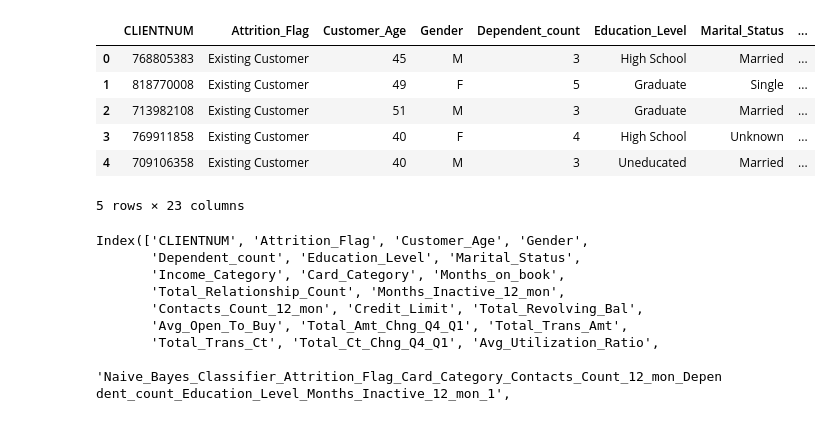
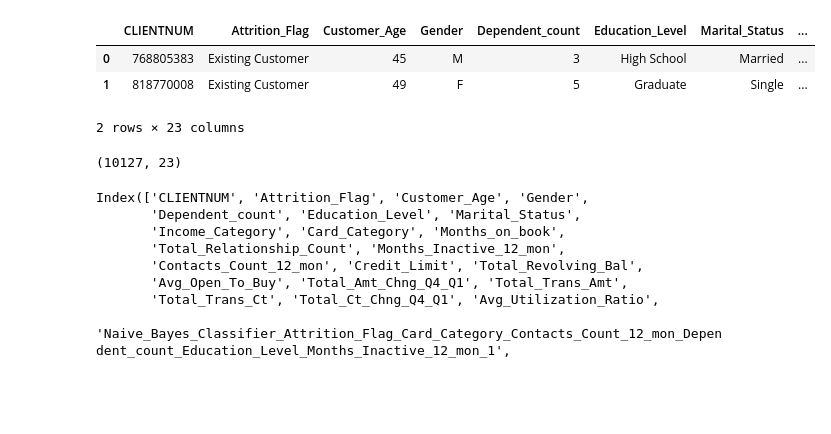
Before and after one commit to sainisheetal/Chrun-Prediction, a Jupyter notebook: Data Analysis/data_analysis.ipynb, the cells around one changed output. Drawn from its saved outputs; the diff is of its cells as text; code cells hidden in the pictures; blank space fills up the shorter version.

```diff
--- a/Data Analysis/data_analysis.ipynb
+++ b/Data Analysis/data_analysis.ipynb
@@ -6,16 +6,18 @@ import matplotlib.pyplot as plt
 import seaborn as sns
 # %%
 # load datasets
-dataset = pd.read_csv("D:\Becode_Projects\Chrun-Prediction\churn_prediction.csv")
-dataset.head()
+dataset = pd.read_csv("D:\Becode_Projects\Chrun-Prediction\data\BankChurners.csv")
+dataset.head(2)
 # %% [output]
 |  | CLIENTNUM | Attrition_Flag | Customer_Age | Gender | Dependent_count | Education_Level | Marital_Status | ... |
 | 0 | 768805383 | Existing Customer | 45 | M | 3 | High School | Married | ... |
 | 1 | 818770008 | Existing Customer | 49 | F | 5 | Graduate | Single | ... |
-| 2 | 713982108 | Existing Customer | 51 | M | 3 | Graduate | Married | ... |
-| 3 | 769911858 | Existing Customer | 40 | F | 4 | High School | Unknown | ... |
-| 4 | 709106358 | Existing Customer | 40 | M | 3 | Uneducated | Married | ... |
-5 rows × 23 columns
+2 rows × 23 columns
+# %%
+#dataset shape
+dataset.shape
+# %% [output]
+(10127, 23)
 # %%
 # see all features
 dataset.columns
```
Also changed, not shown: parts of 39 cells of this notebook, 2 other files.
